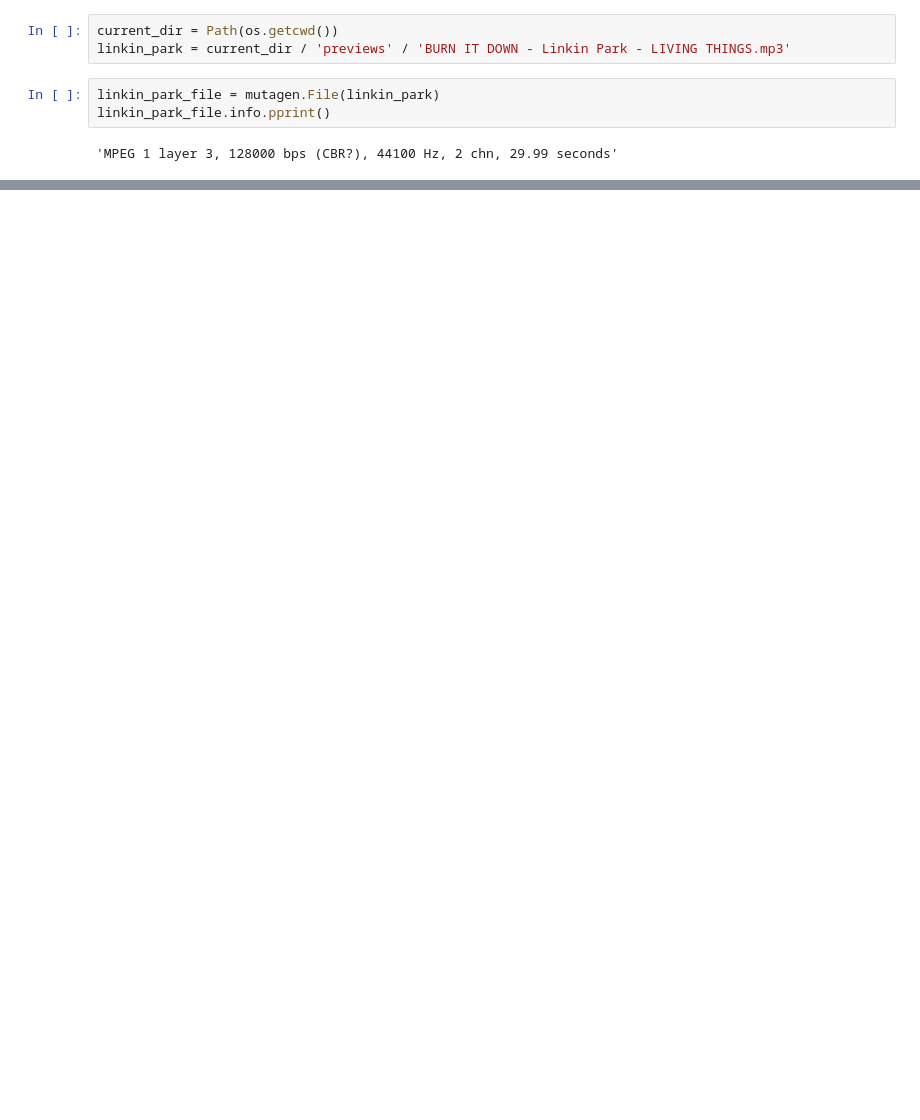
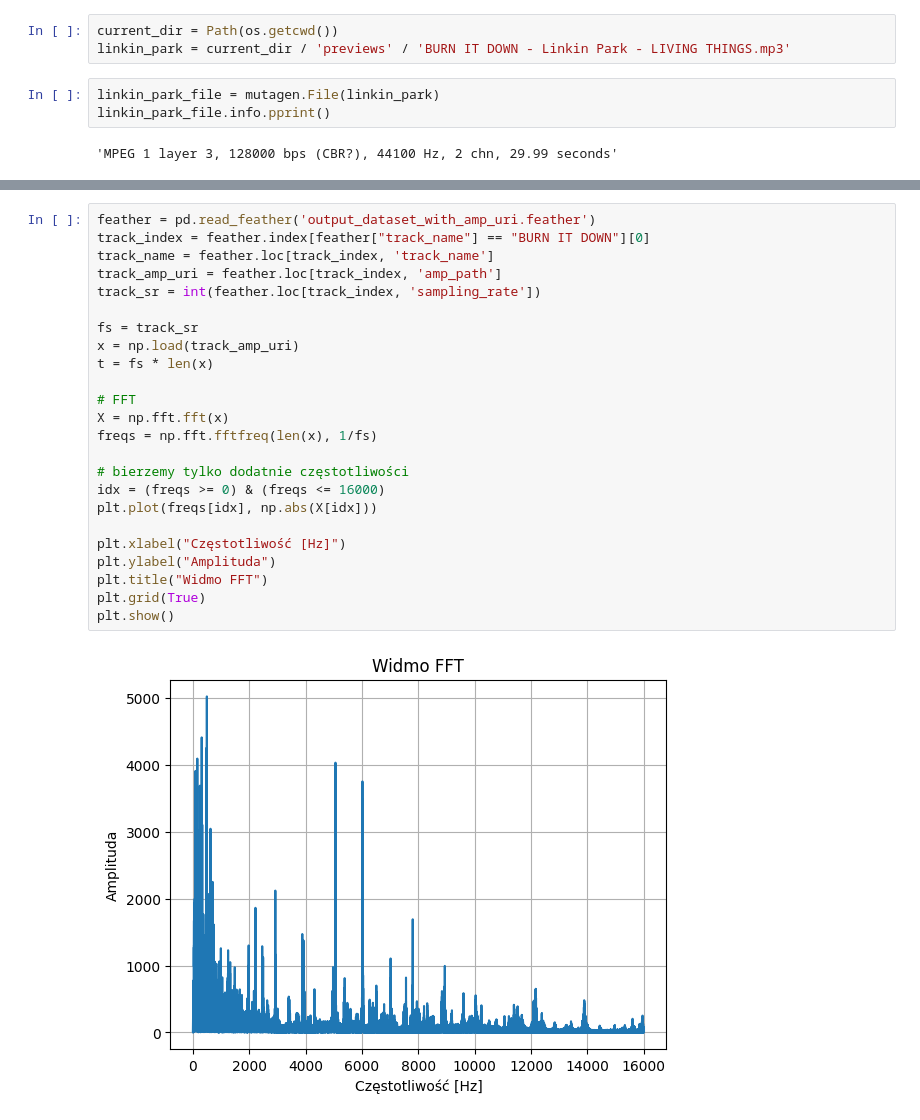
Before and after one commit to grzesiiok/neural_network_spotipy, a Jupyter notebook: some_visualisations.ipynb, the cells around one changed output, grey strips where cells are left out. Saved outputs shown, nothing was run; the diff lists cells and outputs as text; blank space fills up the shorter version.

```diff
--- a/some_visualisations.ipynb
+++ b/some_visualisations.ipynb
@@ -182,0 +198,26 @@ KeyboardInterrupt:
+# %%
+feather = pd.read_feather('output_dataset_with_amp_uri.feather')
+track_index = feather.index[feather["track_name"] == "BURN IT DOWN"][0]
+track_name = feather.loc[track_index, 'track_name']
+track_amp_uri = feather.loc[track_index, 'amp_path']
+track_sr = int(feather.loc[track_index, 'sampling_rate'])
+
+fs = track_sr
+x = np.load(track_amp_uri)
+t = fs * len(x)
+
+# FFT
+X = np.fft.fft(x)
+freqs = np.fft.fftfreq(len(x), 1/fs)
+
+# bierzemy tylko dodatnie częstotliwości
+idx = (freqs >= 0) & (freqs <= 16000)
+plt.plot(freqs[idx], np.abs(X[idx]))
+
+plt.xlabel("Częstotliwość [Hz]")
+plt.ylabel("Amplituda")
+plt.title("Widmo FFT")
+plt.grid(True)
+plt.show()
+# %% [output]
+[figure, added]
```
Also changed, not shown: parts of 11 cells of this notebook, 2 other files.
